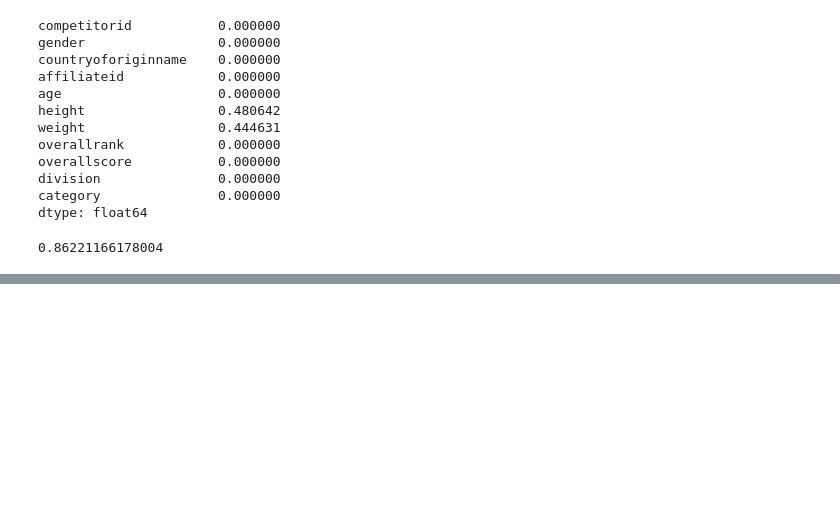
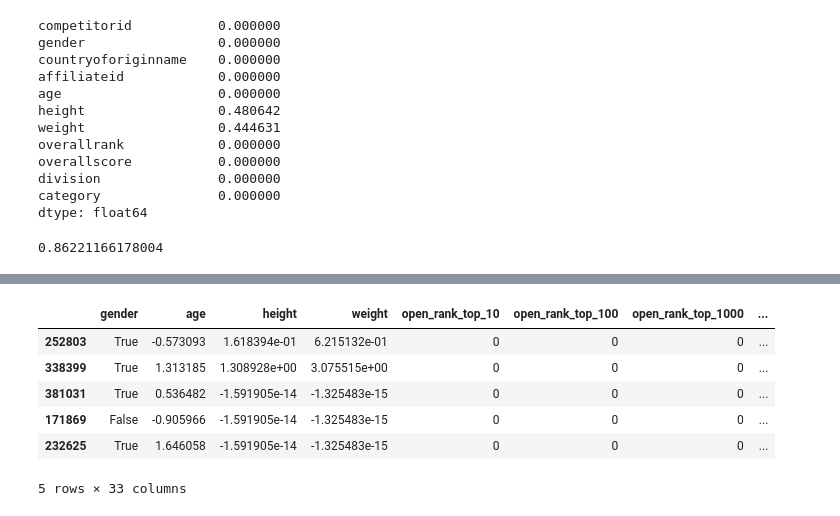
Before and after one commit to Pabsm94/DataScientist_Nanodegree_Udacity, a Jupyter notebook: [DS Nanodegree] - Project 1.ipynb, the cells around one changed output, grey strips where cells are left out. Saved outputs shown, nothing was run; the diff lists cells and outputs as text; code cells hidden in the pictures; blank space fills up the shorter version.

```diff
--- a/[DS Nanodegree] - Project 1.ipynb
+++ b/[DS Nanodegree] - Project 1.ipynb
@@ -315,0 +360,2 @@ def join_df(left_df, right_df, on, how='inner', left_suffix='_left', right_suffi
+# %%
+x = model_data_downsampled.drop(['competitorid','overallrank','games_rank'],axis=1)
@@ -315,0 +366,10 @@ def join_df(left_df, right_df, on, how='inner', left_suffix='_left', right_suffi
+# %%
+x.head()
+# %% [output]
+|  | gender | age | height | weight | open_rank_top_10 | open_rank_top_100 | open_rank_top_1000 | ... |
+| 252803 | True | -0.573093 | 1.618394e-01 | 6.215132e-01 | 0 | 0 | 0 | ... |
+| 338399 | True | 1.313185 | 1.308928e+00 | 3.075515e+00 | 0 | 0 | 0 | ... |
+| 381031 | True | 0.536482 | -1.591905e-14 | -1.325483e-15 | 0 | 0 | 0 | ... |
+| 171869 | False | -0.905966 | -1.591905e-14 | -1.325483e-15 | 0 | 0 | 0 | ... |
+| 232625 | True | 1.646058 | -1.591905e-14 | -1.325483e-15 | 0 | 0 | 0 | ... |
+5 rows × 33 columns
```
Also changed, not shown: parts of 26 cells of this notebook.
